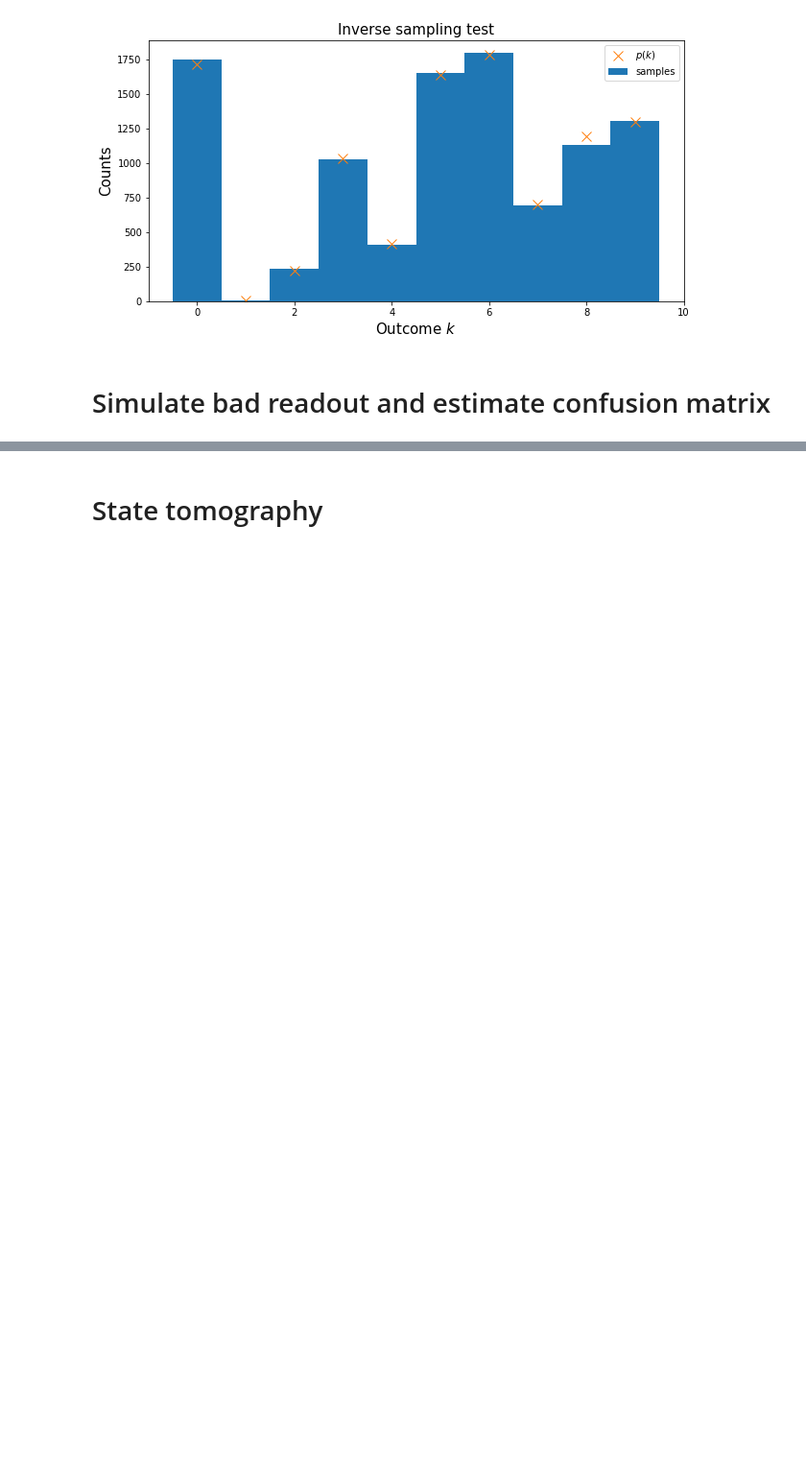
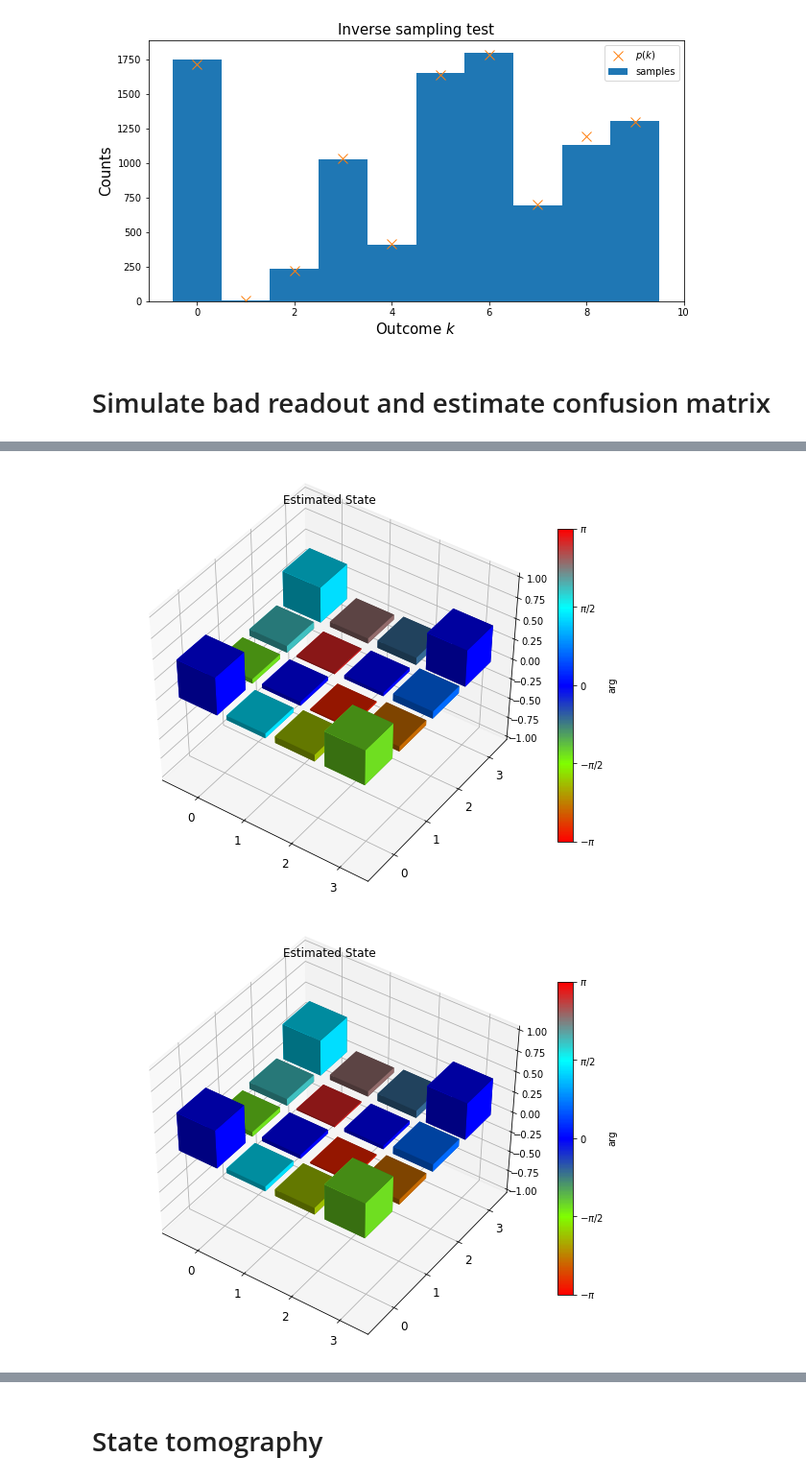
Before and after one commit to rigetti/grove, a Jupyter notebook: examples/QuantumTomography.ipynb, the cells around one changed output, grey strips where cells are left out. Shown at 96% size. Cells and saved outputs as stored; diff of their text form; code cells hidden in the pictures; blank space fills up the shorter version.

```diff
--- a/examples/QuantumTomography.ipynb
+++ b/examples/QuantumTomography.ipynb
@@ -56,0 +189,5 @@ array([[ 0.8935,  0.1495],
+# %%
+tomo2.plot()
+# %% [output]
+[figure, added]
+[figure, added]
```
Also changed, not shown: parts of 42 cells of this notebook, 4 other files.
